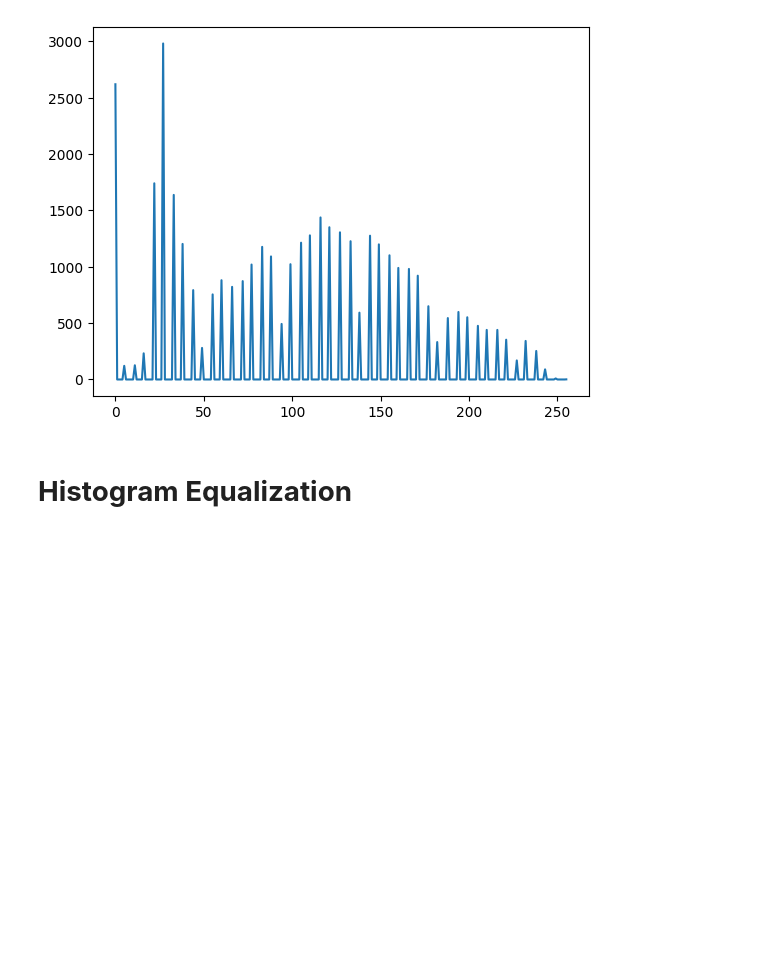
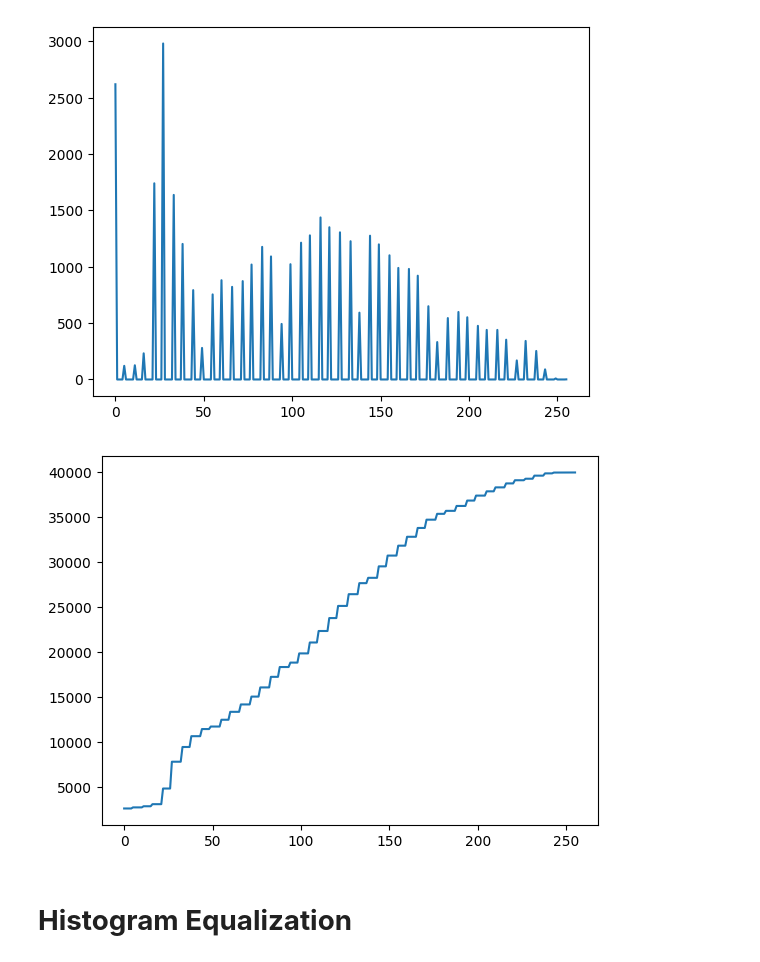
Before and after one commit to quangphamDE/MDB-semi-exam, a Jupyter notebook: image_preprocessing.ipynb, the cells around one changed output. Saved outputs shown, nothing was run; the diff lists cells and outputs as text; code cells hidden in the pictures; blank space fills up the shorter version.

```diff
--- a/image_preprocessing.ipynb
+++ b/image_preprocessing.ipynb
@@ -64,6 +64,10 @@ compare_imgs(lt_raw_img,lt_new_img)
 draw_hist(lt_new_img)
 # %% [output]
 [figure]
+# %%
+draw_hist(lt_new_img,False,True,True)
+# %% [output]
+[figure, added]
 # %% [markdown]
 # __Histogram Equalization__
 # %% [markdown]
```
Also changed, not shown: parts of 8 cells of this notebook.
